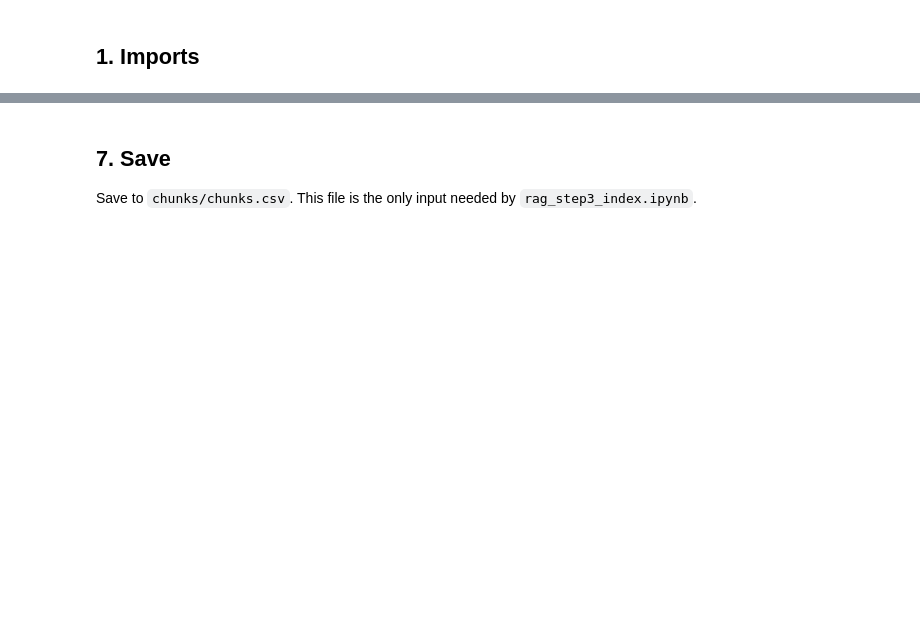
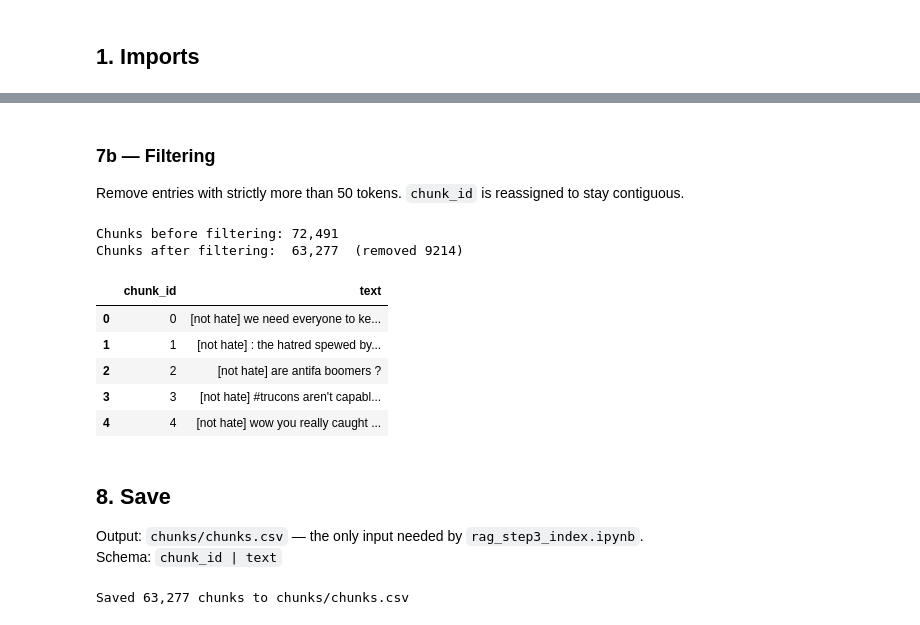
Before and after one commit to Duckymini/deep_learning, a Jupyter notebook: RAG/rag_step2_chunking.ipynb, the cells around one changed output, grey strips where cells are left out. Drawn from its saved outputs; the diff is of its cells as text; code cells hidden in the pictures; blank space fills up the shorter version.

```diff
--- a/RAG/rag_step2_chunking.ipynb
+++ b/RAG/rag_step2_chunking.ipynb
@@ -123,9 +237,34 @@ Plot a histogram of token lengths and print 95th percentile + max.
+# %% [markdown]
+### 7b — Filtering
+
+Remove entries with strictly more than 50 tokens. `chunk_id` is reassigned to stay contiguous.
+# %%
+MAX_TOKENS = 50
+
+before = len(df)
+df = df[df["token_length"] <= MAX_TOKENS].drop(columns="token_length").reset_index(drop=True)
+df["chunk_id"] = range(len(df))
+
+print(f"Chunks before filtering: {before:,}")
+print(f"Chunks after filtering:  {len(df):,}  (removed {before - len(df)})")
+df.head()
+# %% [output]
+Chunks before filtering: 72,491
+Chunks after filtering:  63,277  (removed 9214)
+|  | chunk_id | text |
+| 0 | 0 | [not hate] we need everyone to ke... |
+| 1 | 1 | [not hate] : the hatred spewed by... |
+| 2 | 2 | [not hate] are antifa boomers ? |
+| 3 | 3 | [not hate] #trucons aren't capabl... |
+| 4 | 4 | [not hate] wow you really caught ... |
 # %% [markdown]
-## 7. Save
+## 8. Save
 
-Save to `chunks/chunks.csv`. This file is the only input needed by `rag_step3_index.ipynb`.
+Output: `chunks/chunks.csv` — the only input needed by `rag_step3_index.ipynb`.
+Schema: `chunk_id | text`
 # %%
-# TODO:
-# os.makedirs("chunks", exist_ok=True)
-# df.to_csv("chunks/chunks.csv", index=False)
-# print(f"Saved {len(df):,} chunks to chunks/chunks.csv")
+os.makedirs("chunks", exist_ok=True)
+df.to_csv("chunks/chunks.csv", index=False)
+print(f"Saved {len(df):,} chunks to chunks/chunks.csv")
+# %% [output]
+Saved 63,277 chunks to chunks/chunks.csv
```
Also changed, not shown: parts of 16 cells of this notebook, 2 other files.
